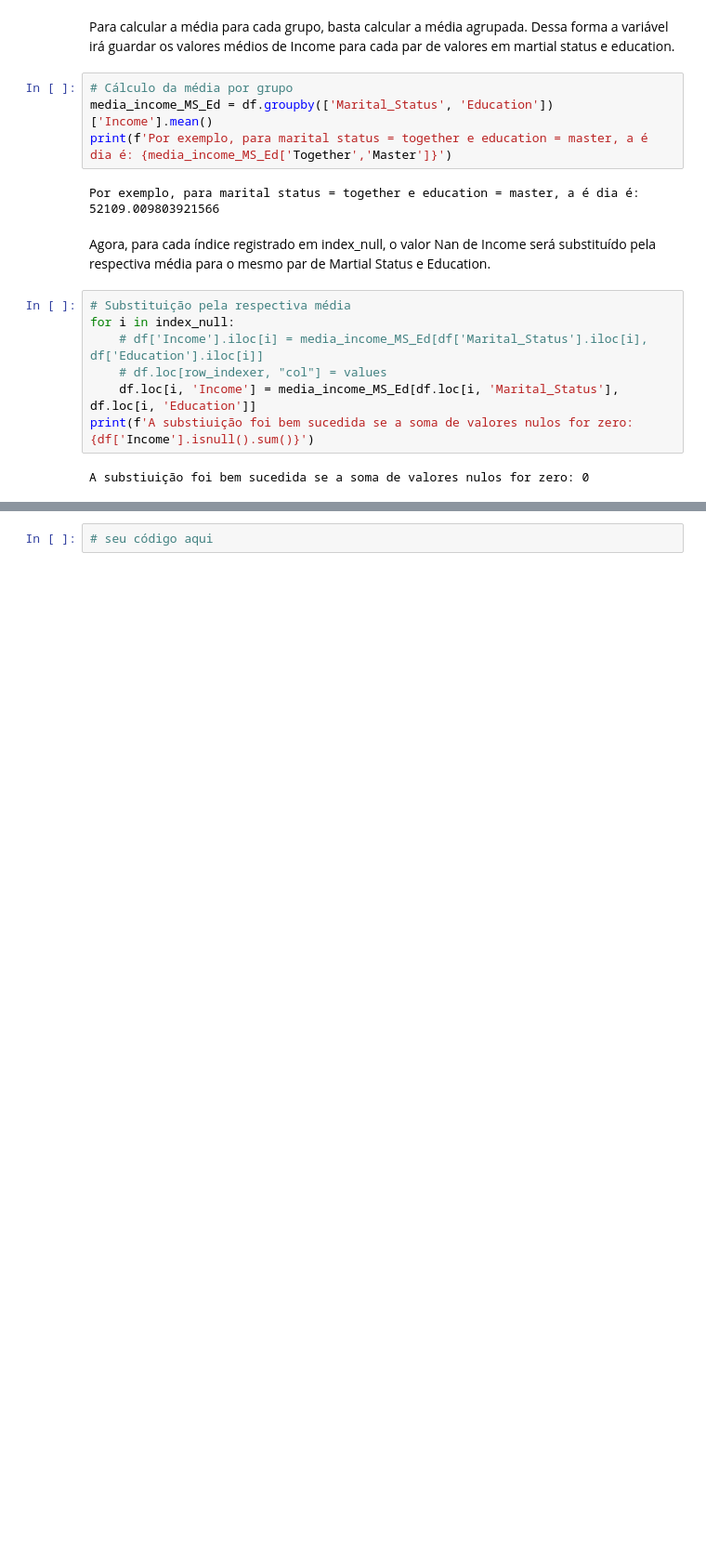
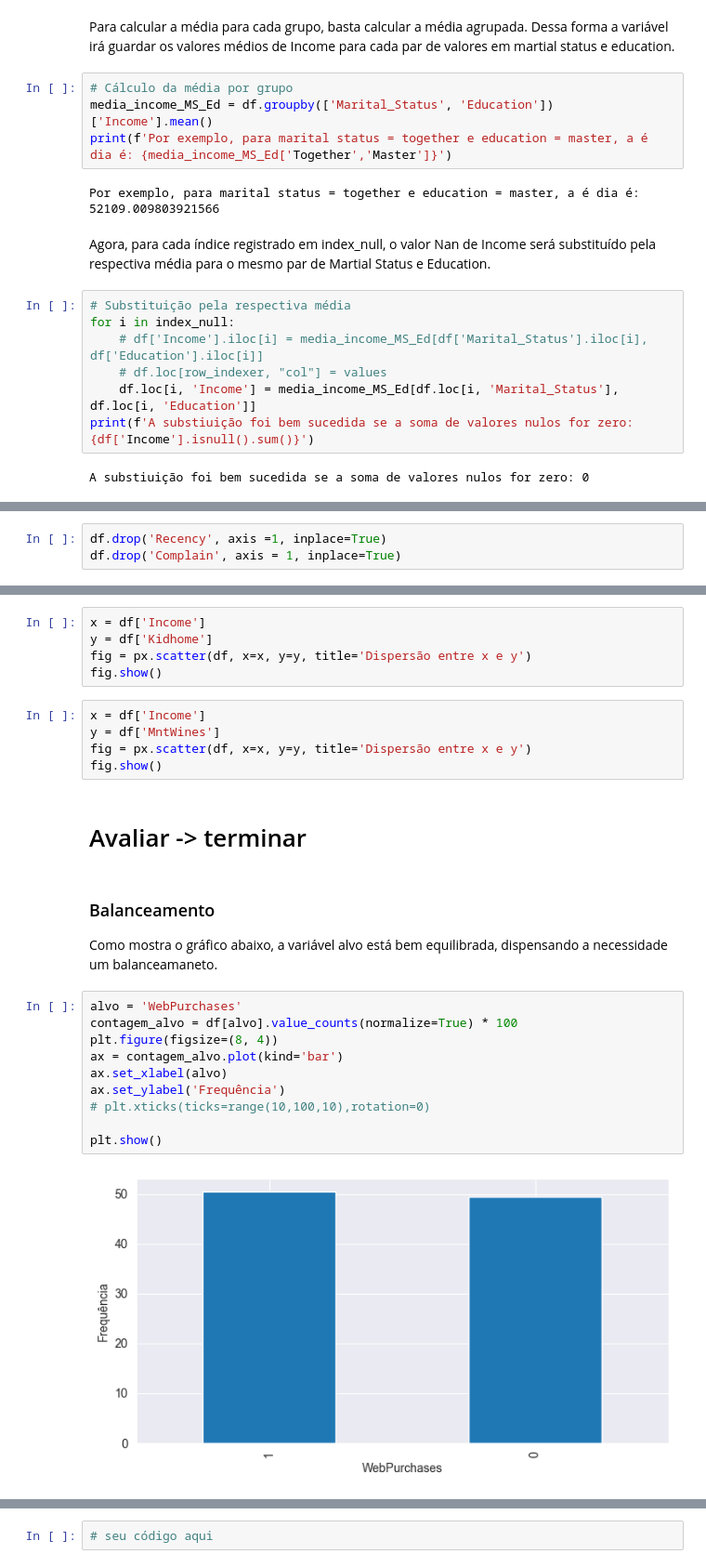
Before and after one commit to marinappdf/projetos-EBAC, a Jupyter notebook: PCa/PCA.ipynb, the cells around one changed output, grey strips where cells are left out. Shown at 93% size. Cells and saved outputs as stored; diff of their text form; blank space fills up the shorter version.

```diff
--- a/PCa/PCA.ipynb
+++ b/PCa/PCA.ipynb
@@ -302,0 +396,3 @@ A substiuição foi bem sucedida se a soma de valores nulos for zero: 0
+# %%
+df.drop('Recency', axis =1, inplace=True)
+df.drop('Complain', axis = 1, inplace=True)
@@ -302,0 +578,28 @@ A substiuição foi bem sucedida se a soma de valores nulos for zero: 0
+# %%
+x = df['Income']
+y = df['Kidhome']
+fig = px.scatter(df, x=x, y=y, title='Dispersão entre x e y')
+fig.show()
+# %%
+x = df['Income']
+y = df['MntWines']
+fig = px.scatter(df, x=x, y=y, title='Dispersão entre x e y')
+fig.show()
+# %% [markdown]
+# Avaliar -> terminar
+# %% [markdown]
+### Balanceamento
+
+Como mostra o gráfico abaixo, a variável alvo está bem equilibrada, dispensando a necessidade um balanceamaneto.
+# %%
+alvo = 'WebPurchases'
+contagem_alvo = df[alvo].value_counts(normalize=True) * 100
+plt.figure(figsize=(8, 4))
+ax = contagem_alvo.plot(kind='bar')
+ax.set_xlabel(alvo)
+ax.set_ylabel('Frequência')
+# plt.xticks(ticks=range(10,100,10),rotation=0)
+
+plt.show()
+# %% [output]
+[figure, added]
```
Also changed, not shown: parts of 62 cells of this notebook, 7 other files.
